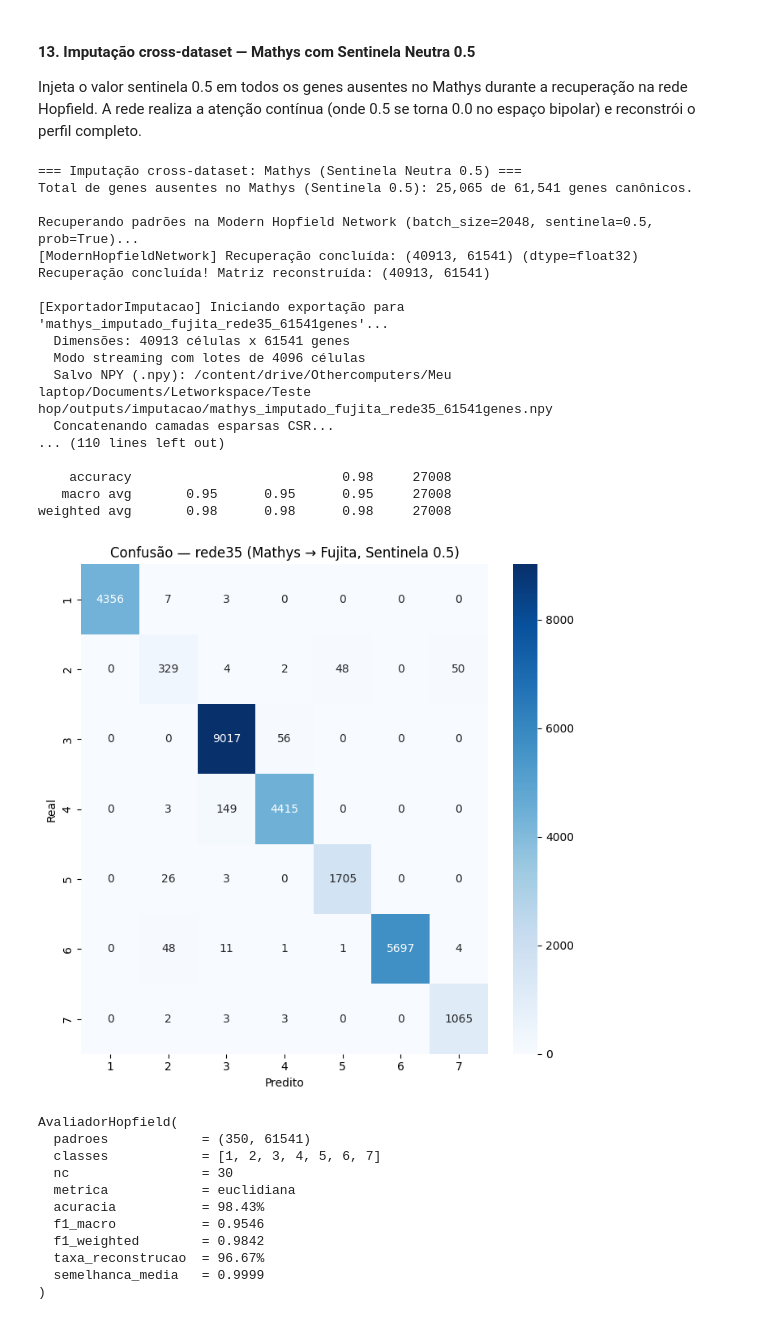
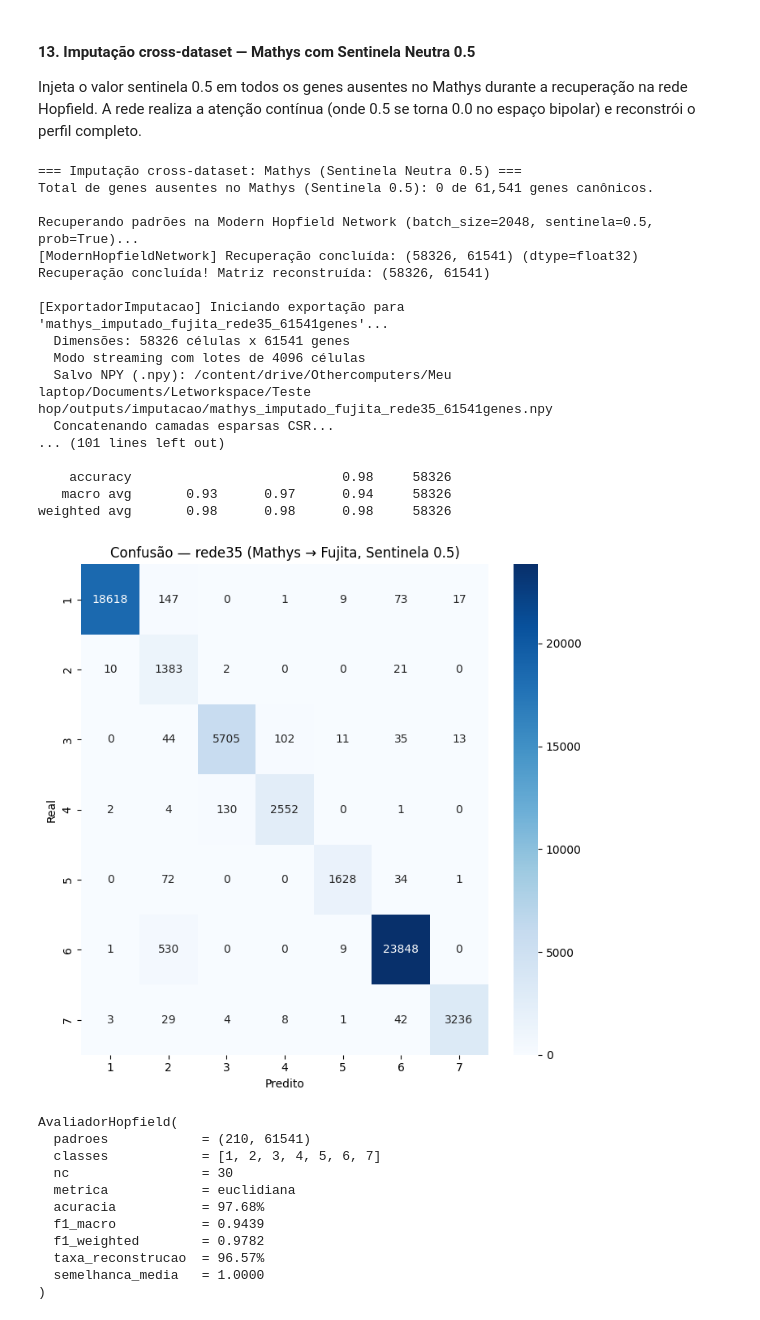
Before and after one commit to letdevx/pipiline_hopifield, a Jupyter notebook: pipeline_generico.ipynb, the cells around one changed output. Drawn from its saved outputs; the diff is of its cells as text; code cells hidden in the pictures.

```diff
--- a/pipeline_generico.ipynb
+++ b/pipeline_generico.ipynb
@@ -619,7 +624,7 @@ extrator = ExtratorPadroesSubcluster(
     labels=clo_ref,
     classes=[1, 2, 3, 4, 5, 6, 7],
     seed=SEED,
-    nc=50,
+    nc=30,
     k=10,
 )
 extrator.extrair(projetor.Wswp)
@@ -977,51 +982,51 @@ print(
     f"\n[SWeeP Alvo Imputado] Projetando {path_mtx_alvo_imputado} com a mesma base congelada..."
 )
 projetor_m_r = ProjetorSWeePR(
     path_matriz=path_mtx_alvo_imputado,
-    path_saida=PATH_SWEEP_ALVO,
+    path_saida=os.path.join(OUT_SWEEP_POS_IMPUTACAO, "sweep_alvo_pos_imputacao.txt"),
     n_componentes=600,
     seed=SEED,
 )
 projetor_m_r.projetar()
 
 # 5. Avaliação do Tipo Celular Cross-Dataset
 avaliador_m = AvaliadorHopfield(
     padroes=perf35,
     classes=[1, 2, 3, 4, 5, 6, 7],
     nc=30,
     meta=meta_eval,
 )
 avaliador_m.avaliar(Wrecuperado_m, clo_alvo).plotar(
     titulo="Confusão — rede35 (Mathys → Fujita, Sentinela 0.5)"
 )
 print(avaliador_m)
 # %% [output]
 === Imputação cross-dataset: Mathys (Sentinela Neutra 0.5) ===
-Total de genes ausentes no Mathys (Sentinela 0.5): 25,065 de 61,541 genes canônicos.
+Total de genes ausentes no Mathys (Sentinela 0.5): 0 de 61,541 genes canônicos.
 
 Recuperando padrões na Modern Hopfield Network (batch_size=2048, sentinela=0.5, prob=True)...
-[ModernHopfieldNetwork] Recuperação concluída: (40913, 61541) (dtype=float32)
-Recuperação concluída! Matriz reconstruída: (40913, 61541)
+[ModernHopfieldNetwork] Recuperação concluída: (58326, 61541) (dtype=float32)
+Recuperação concluída! Matriz reconstruída: (58326, 61541)
 
 [ExportadorImputacao] Iniciando exportação para 'mathys_imputado_fujita_rede35_61541genes'...
-  Dimensões: 40913 células x 61541 genes
+  Dimensões: 58326 células x 61541 genes
   Modo streaming com lotes de 4096 células
   Salvo NPY (.npy): /content/drive/Othercomputers/Meu laptop/Documents/Letworkspace/Teste hop/outputs/imputacao/mathys_imputado_fujita_rede35_61541genes.npy
   Concatenando camadas esparsas CSR...
-... (110 lines left out)
+... (101 lines left out)
 
-    accuracy                           0.98     27008
-   macro avg       0.95      0.95      0.95     27008
-weighted avg       0.98      0.98      0.98     27008
+    accuracy                           0.98     58326
+   macro avg       0.93      0.97      0.94     58326
+weighted avg       0.98      0.98      0.98     58326
-[figure, old version]
+[figure, new version]
 AvaliadorHopfield(
-  padroes            = (350, 61541)
+  padroes            = (210, 61541)
   classes            = [1, 2, 3, 4, 5, 6, 7]
   nc                 = 30
   metrica            = euclidiana
-  acuracia           = 98.43%
-  f1_macro           = 0.9546
-  f1_weighted        = 0.9842
-  taxa_reconstrucao  = 96.67%
-  semelhanca_media   = 0.9999
+  acuracia           = 97.68%
+  f1_macro           = 0.9439
+  f1_weighted        = 0.9782
+  taxa_reconstrucao  = 96.57%
+  semelhanca_media   = 1.0000
 )
```
Also changed, not shown: parts of 17 cells of this notebook, 5 other files.
